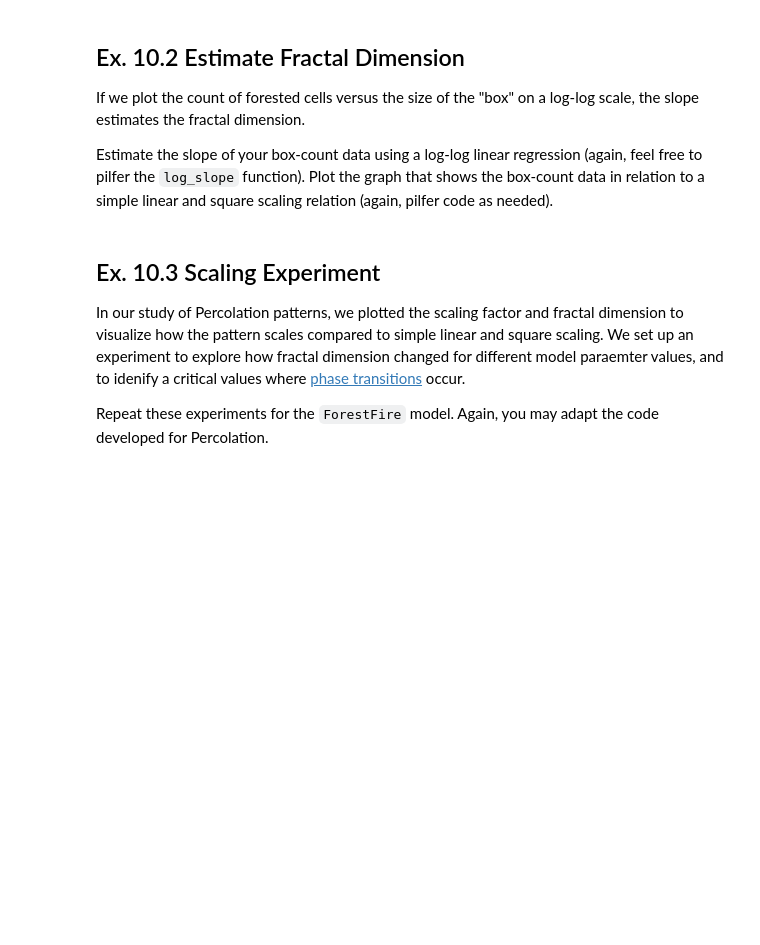
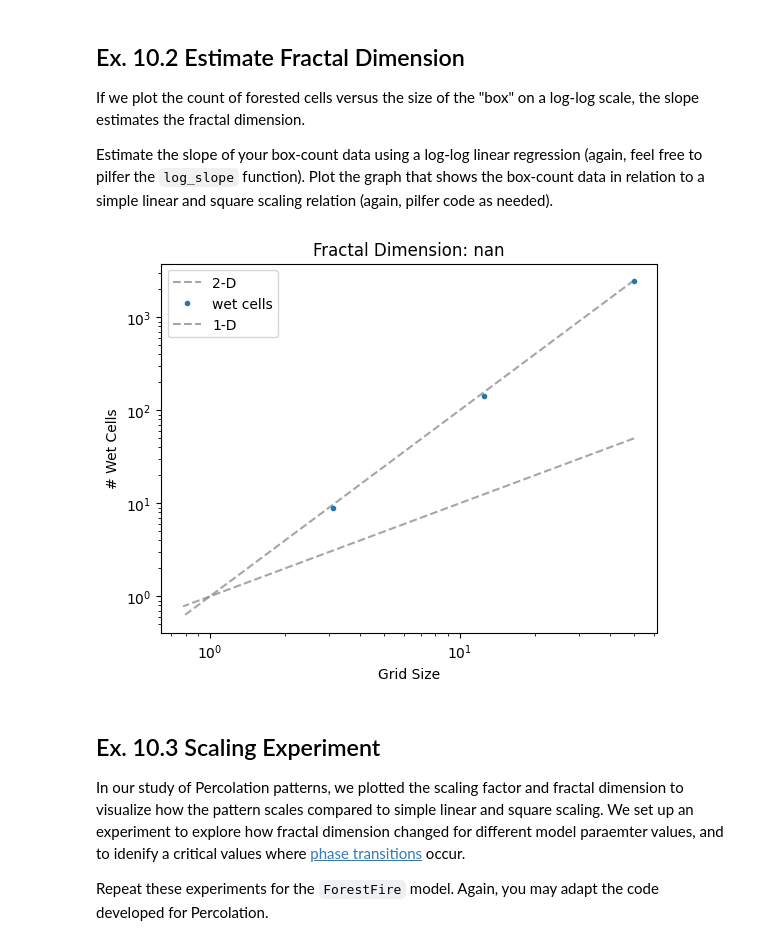
Before and after one commit to Gipir/cap-comp215, a Jupyter notebook: labs/lab07 copy.ipynb, the cells around one changed output. Saved outputs shown, nothing was run; the diff lists cells and outputs as text; code cells hidden in the pictures; blank space fills up the shorter version.

```diff
--- a/labs/lab07 copy.ipynb
+++ b/labs/lab07 copy.ipynb
@@ -497,0 +577,11 @@ Just looking at the results, do you think this is closer to a linear or a square
+# %%
+def box_count(array, calibre, target):
+    rows, cols = array.shape
+    grid = (array[i:i+calibre, j:j+calibre] for i in range(0, rows-calibre+1, calibre) for j in range(0, cols-calibre+1, calibre))
+    return sum(target in window for window in grid)
+
+test = ForestFire(200)
+[test.step() for i in range(100)]
+n = 4**2
+target = test.OCCUPIED
+print(box_count(test.state, n, target))
@@ -507,3 +597,34 @@ Plot the graph that shows the box-count data in relation to a simple linear and
+# %%
+# Ex. 10.2 here
+def log_slope(xs, ys):
+    """ Estimate the slope of log-space plot of data points using linear regression """
+    slope,*_ = linregress(np.log(xs), np.log(ys))
+    return slope
+
+calibres = np.array([2**i for i in range(1, 8)])
+def plot_scaling(perc, calibres):
+    """
+    Plot how the number of wet cells in the given perc model scales
+    Compare this plot to 1D (y = x) and 2D (y = x**2) scaling factors
+    """
+    perc.array = np.array(perc.state)
+    wet_counts = np.array([box_count(perc.array, calibre, target) for calibre in calibres])
+    perc.n = perc.array.shape[0]
+    xs = perc.n / calibres  # xs are the number of grid squares so they scale in same direction as counts
+
+    line_options = dict(linestyle='dashed', color='gray', alpha=0.7)
+    plt.plot(xs, xs**2, label='2-D', **line_options)              # y =  x**2
+    plt.plot(xs, wet_counts, '.', label=f'wet cells')             # y = 1 / wet cell count for window size x
+    plt.plot(xs, xs, label='1-D', **line_options)                 # y = x
+
+    title = f'Fractal Dimension: {log_slope(xs, wet_counts):0.2f}'
+    plt.gca().set(title=title, xlabel='Grid Size', ylabel='# Wet Cells', xscale='log', yscale='log')
+    plt.legend()
+
+calibres= np.array([4**1, 4**2,4**3,4**4])
+plot_scaling(test, calibres)
+# %% [output]
+[figure, added]
 # %% [markdown]
 ## Ex. 10.3  Scaling Experiment
 
```
Also changed, not shown: parts of 18 cells of this notebook.
